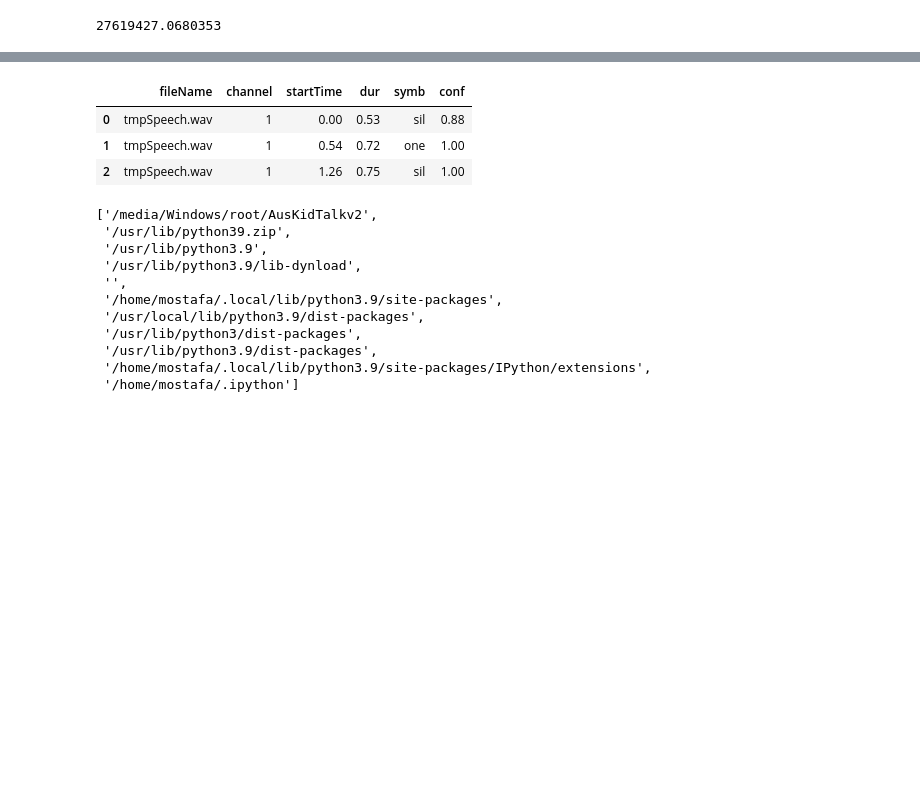
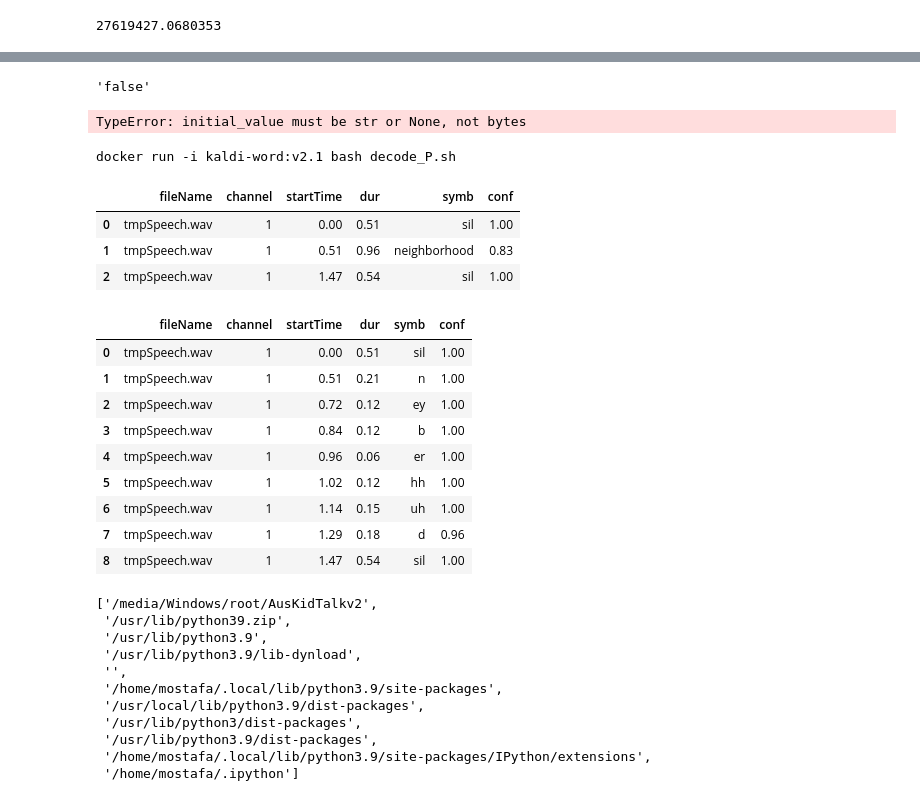
Before and after one commit to mostafashahin/AusKidTalkv2, a Jupyter notebook: process.ipynb, the cells around one changed output, grey strips where cells are left out. Cells and saved outputs as stored; diff of their text form; code cells hidden in the pictures; blank space fills up the shorter version.

Commit message:
add option for phoneme alignment in kaldiasr

```diff
--- a/process.ipynb
+++ b/process.ipynb
@@ -1079,0 +1086,4 @@ f.close()
+# %%
+str(bPhoneme).lower()
+# %% [output]
+'false'
@@ -1080,14 +1092,33 @@ f.close()
+# %%
+StringIO(d)
+# %% [output]
+TypeError: initial_value must be str or None, not bytes
 # %%
 import tools.stt.kaldi_docker.stt as kaldi_stt
 # %%
-response, _ = kaldi_stt.stt_audio_file('/media/Windows/root/AusKidTalkv2/samples/children/output/s0_325/325_task1_186.wav')
+response_w, response_p = kaldi_stt.stt_audio_file('/media/Windows/root/AusKidTalkv2/samples/neighbourhood.wav',imageName='kaldi-word:v2.1',suffix='_P',bPhoneme=True)
+# %% [output]
+docker run -i kaldi-word:v2.1 bash decode_P.sh
+# %%
+response_w
+# %% [output]
+|  | fileName | channel | startTime | dur | symb | conf |
+| 0 | tmpSpeech.wav | 1 | 0.00 | 0.51 | sil | 1.00 |
+| 1 | tmpSpeech.wav | 1 | 0.51 | 0.96 | neighborhood | 0.83 |
+| 2 | tmpSpeech.wav | 1 | 1.47 | 0.54 | sil | 1.00 |
 # %%
-response
+response_p
 # %% [output]
 |  | fileName | channel | startTime | dur | symb | conf |
-| 0 | tmpSpeech.wav | 1 | 0.00 | 0.53 | sil | 0.88 |
-| 1 | tmpSpeech.wav | 1 | 0.54 | 0.72 | one | 1.00 |
-| 2 | tmpSpeech.wav | 1 | 1.26 | 0.75 | sil | 1.00 |
+| 0 | tmpSpeech.wav | 1 | 0.00 | 0.51 | sil | 1.00 |
+| 1 | tmpSpeech.wav | 1 | 0.51 | 0.21 | n | 1.00 |
+| 2 | tmpSpeech.wav | 1 | 0.72 | 0.12 | ey | 1.00 |
+| 3 | tmpSpeech.wav | 1 | 0.84 | 0.12 | b | 1.00 |
+| 4 | tmpSpeech.wav | 1 | 0.96 | 0.06 | er | 1.00 |
+| 5 | tmpSpeech.wav | 1 | 1.02 | 0.12 | hh | 1.00 |
+| 6 | tmpSpeech.wav | 1 | 1.14 | 0.15 | uh | 1.00 |
+| 7 | tmpSpeech.wav | 1 | 1.29 | 0.18 | d | 0.96 |
+| 8 | tmpSpeech.wav | 1 | 1.47 | 0.54 | sil | 1.00 |
 # %%
 sys.path
 # %% [output]
```
Also changed, not shown: parts of 4 cells of this notebook, 5 other files.
